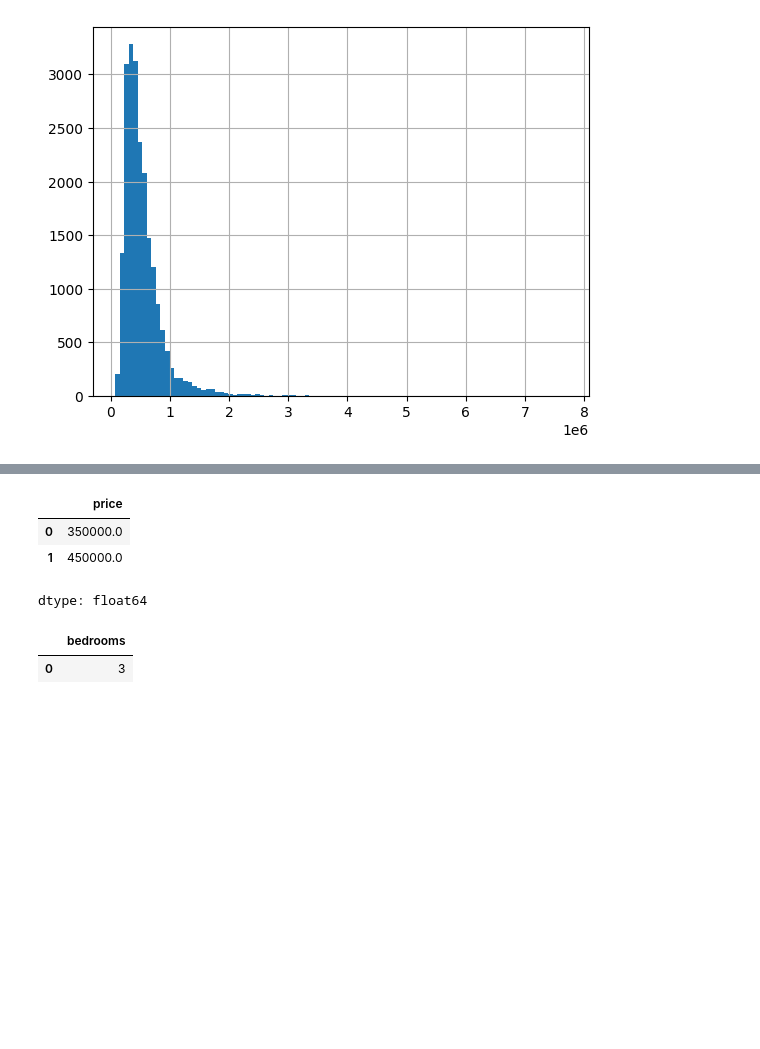
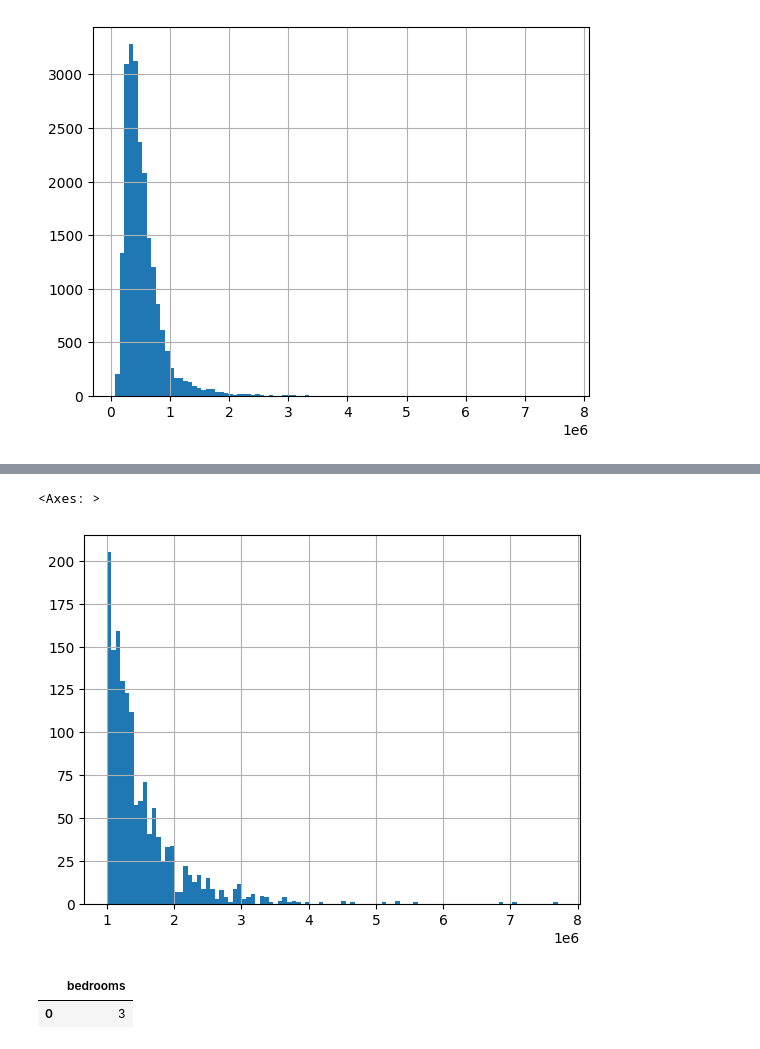
Before and after one commit to cpython-projects/python_da_17_03_26, a Jupyter notebook: lesson_13.ipynb, the cells around one changed output, grey strips where cells are left out. Saved outputs shown, nothing was run; the diff lists cells and outputs as text; code cells hidden in the pictures; blank space fills up the shorter version.

```diff
--- a/lesson_13.ipynb
+++ b/lesson_13.ipynb
@@ -345,10 +439,8 @@ df_1.price.mean(), df_1.price.median()
-# %%
-df.price.mode()
-# %% [output]
-|  | price |
-| 0 | 350000.0 |
-| 1 | 450000.0 |
-dtype: float64
+# %%
+df_vip.price.hist(bins=100)
+# %% [output]
+<Axes: >
+[figure, added]
 # %%
 df.bedrooms.mode()
 # %% [output]
```
Also changed, not shown: parts of 17 cells of this notebook.
